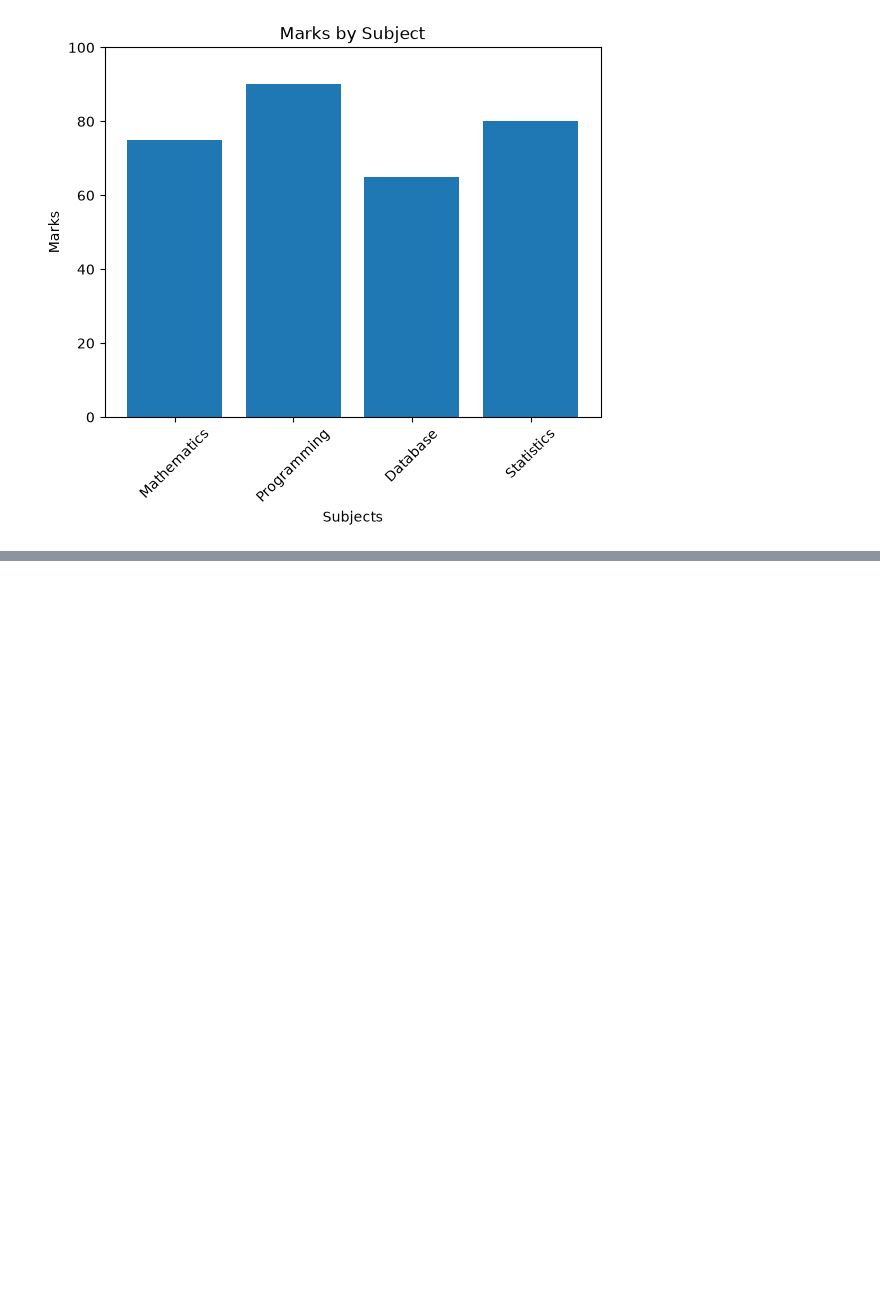
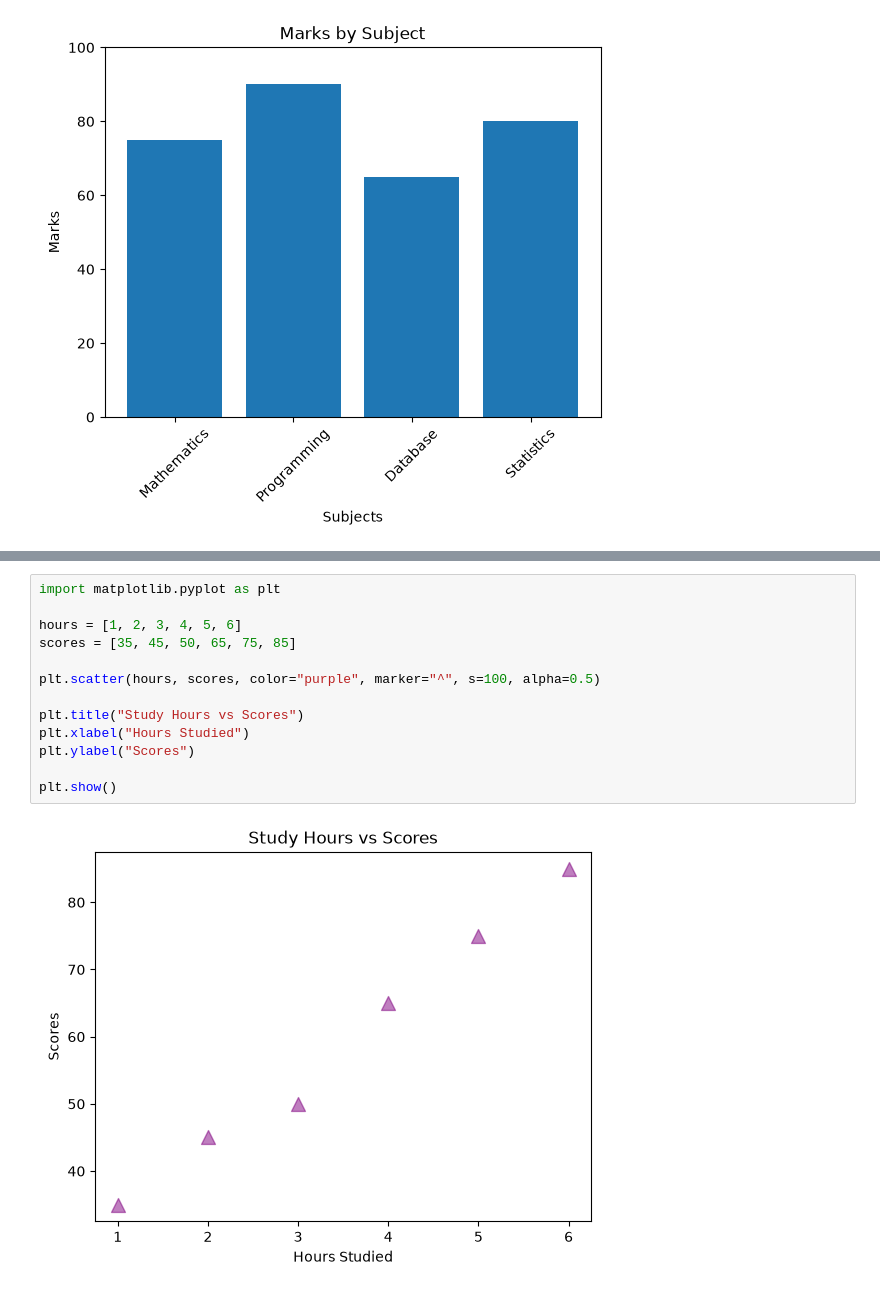
Before and after one commit to SakshamZom-dev/PythonBasics, a Jupyter notebook: Matplotlib/MPL5.ipynb, the cells around one changed output, grey strips where cells are left out. Saved outputs shown, nothing was run; the diff lists cells and outputs as text; blank space fills up the shorter version.

```diff
--- a/Matplotlib/MPL5.ipynb
+++ b/Matplotlib/MPL5.ipynb
@@ -103,0 +123,15 @@ plt.show()
+# %%
+import matplotlib.pyplot as plt
+
+hours = [1, 2, 3, 4, 5, 6]
+scores = [35, 45, 50, 65, 75, 85]
+
+plt.scatter(hours, scores, color="purple", marker="^", s=100, alpha=0.5)
+
+plt.title("Study Hours vs Scores")
+plt.xlabel("Hours Studied")
+plt.ylabel("Scores")
+
+plt.show()
+# %% [output]
+[figure, added]
```
Also changed, not shown: parts of 3 cells of this notebook, 1 other file.
